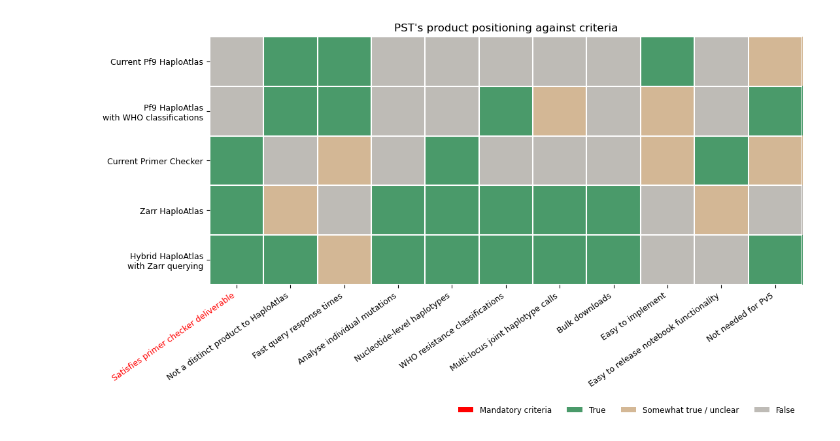
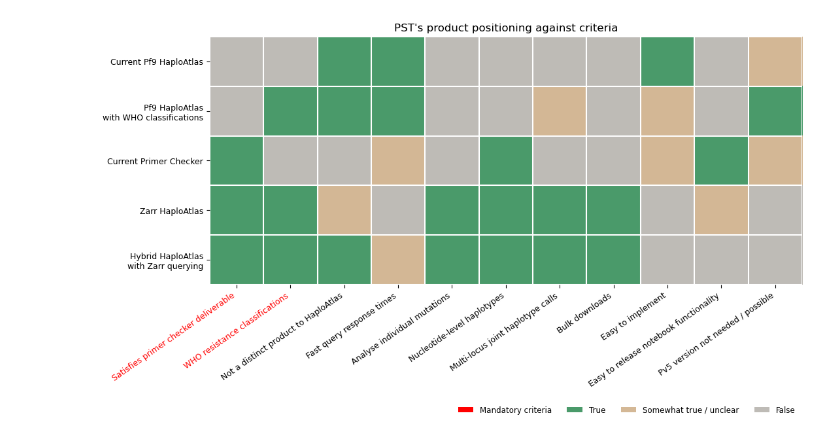
Before and after one commit to malariagen/zarr-haploatlas, a Jupyter notebook: prep/product-positioning/2026-03-20_product_positioning.ipynb, the cells around one changed output. Cells and saved outputs as stored; diff of their text form; code cells hidden in the pictures.

```diff
--- a/prep/product-positioning/2026-03-20_product_positioning.ipynb
+++ b/prep/product-positioning/2026-03-20_product_positioning.ipynb
@@ -7,27 +7,27 @@ import numpy as np
 
 default_criteria = {
     "Satisfies primer checker deliverable": 0,
+    "WHO resistance classifications" : 0,
     "Not a distinct product to HaploAtlas": 0,
     "Fast query response times" : 0,
     "Analyse individual mutations" : 0,
     "Nucleotide-level haplotypes" : 0,
-    "WHO resistance classifications" : 0,
     "Multi-locus joint haplotype calls" : 0,
     "Bulk downloads" : 0,
     "Easy to implement" : 0,
     "Easy to release notebook functionality": 0,
-    "Not needed for Pv5": 0
+    "Pv5 version not needed / possible": 0
 }
 
 mandatory_criteria = [
-    "Satisfies primer checker deliverable"
+    "Satisfies primer checker deliverable", "WHO resistance classifications"
 ]
 
 current_pf9_haploatlas = default_criteria.copy()
 current_pf9_haploatlas["Not a distinct product to HaploAtlas"] = 1
 current_pf9_haploatlas["Fast query response times"] = 1
 current_pf9_haploatlas["Easy to implement"] = 1
-current_pf9_haploatlas["Not needed for Pv5"] = 0.5
+current_pf9_haploatlas["Pv5 version not needed / possible"] = 0.5
 
 pf9_haploatlas_with_who = default_criteria.copy()
 pf9_haploatlas_with_who["WHO resistance classifications"] = 1
@@ -35,7 +35,7 @@ pf9_haploatlas_with_who["Not a distinct product to HaploAtlas"] = 1
 pf9_haploatlas_with_who["Multi-locus joint haplotype calls"] = 0.5
 pf9_haploatlas_with_who["Fast query response times"] = 1
 pf9_haploatlas_with_who["Easy to implement"] = 0.5
-pf9_haploatlas_with_who["Not needed for Pv5"] = 1
+pf9_haploatlas_with_who["Pv5 version not needed / possible"] = 1
 
 current_primer_checker = default_criteria.copy()
 current_primer_checker["Nucleotide-level haplotypes"] = 1
@@ -43,7 +43,7 @@ current_primer_checker["Fast query response times"] = 0.5
 current_primer_checker["Satisfies primer checker deliverable"] = 1
 current_primer_checker["Easy to implement"] = 0.5
 current_primer_checker["Easy to release notebook functionality"] = 1
-current_primer_checker["Not needed for Pv5"] = 0.5
+current_primer_checker["Pv5 version not needed / possible"] = 0.5
 
 zarr_haploatlas = default_criteria.copy()
 zarr_haploatlas["Analyse individual mutations"] = 1
@@ -54,7 +54,7 @@ zarr_haploatlas["Multi-locus joint haplotype calls"] = 1
 zarr_haploatlas["Bulk downloads"] = 1
 zarr_haploatlas["Satisfies primer checker deliverable"] = 1
 zarr_haploatlas["Easy to release notebook functionality"] = 0.5
-zarr_haploatlas["Not needed for Pv5"] = 0
+zarr_haploatlas["Pv5 version not needed / possible"] = 0
 
 hybrid_haploatlas_with_zarr_querying = default_criteria.copy()
 hybrid_haploatlas_with_zarr_querying["Not a distinct product to HaploAtlas"] = 1
@@ -65,7 +65,6 @@ hybrid_haploatlas_with_zarr_querying["Multi-locus joint haplotype calls"] = 1
 hybrid_haploatlas_with_zarr_querying["Bulk downloads"] = 1
 hybrid_haploatlas_with_zarr_querying["Satisfies primer checker deliverable"] = 1
 hybrid_haploatlas_with_zarr_querying["Fast query response times"] = 0.5
-hybrid_haploatlas_with_zarr_querying["Not needed for Pv5"] = 1
 
 product_positioning = pd.DataFrame([
     current_pf9_haploatlas,
@@ -96,31 +95,31 @@ ax.imshow(product_positioning.values, cmap=cmap, vmin=0, vmax=1, aspect="auto")
 ax.set_xticks(range(len(product_positioning.columns)))
 ax.set_xticklabels(product_positioning.columns, fontsize=9, ha="right", rotation=35)
 for label in ax.get_xticklabels():
     if label.get_text() in mandatory_criteria:
         label.set_color("red")
 ax.set_yticks(range(len(product_positioning.index)))
 ax.set_yticklabels(product_positioning.index, fontsize=9)
 
 ax.set_xticks(np.arange(-0.5, len(product_positioning.columns), 1), minor=True)
 ax.set_yticks(np.arange(-0.5, len(product_positioning.index), 1), minor=True)
 ax.grid(which="minor", color="white", linewidth=1.5)
 ax.tick_params(which="minor", length=0)
 
 for spine in ax.spines.values():
     spine.set_visible(False)
 
 legend_elements = [
     mpatches.Patch(facecolor="red", label="Mandatory criteria"),
     mpatches.Patch(facecolor="#4a9a6a", label="True"),
     mpatches.Patch(facecolor="#D4B896", label="Somewhat true / unclear"),
     mpatches.Patch(facecolor="#BEBBB6", label="False"),
 ]
 ax.legend(handles=legend_elements, loc="lower right",
     bbox_to_anchor=(1, -0.55), ncol=4, frameon=False, fontsize=8.5)
 
 plt.tight_layout()
 plt.title("PST's product positioning against criteria", fontsize=12)
 # plt.savefig("heatmap.png", dpi=150, bbox_inches="tight")
 plt.show()
 # %% [output]
-[figure, old version]
+[figure, new version]
```
